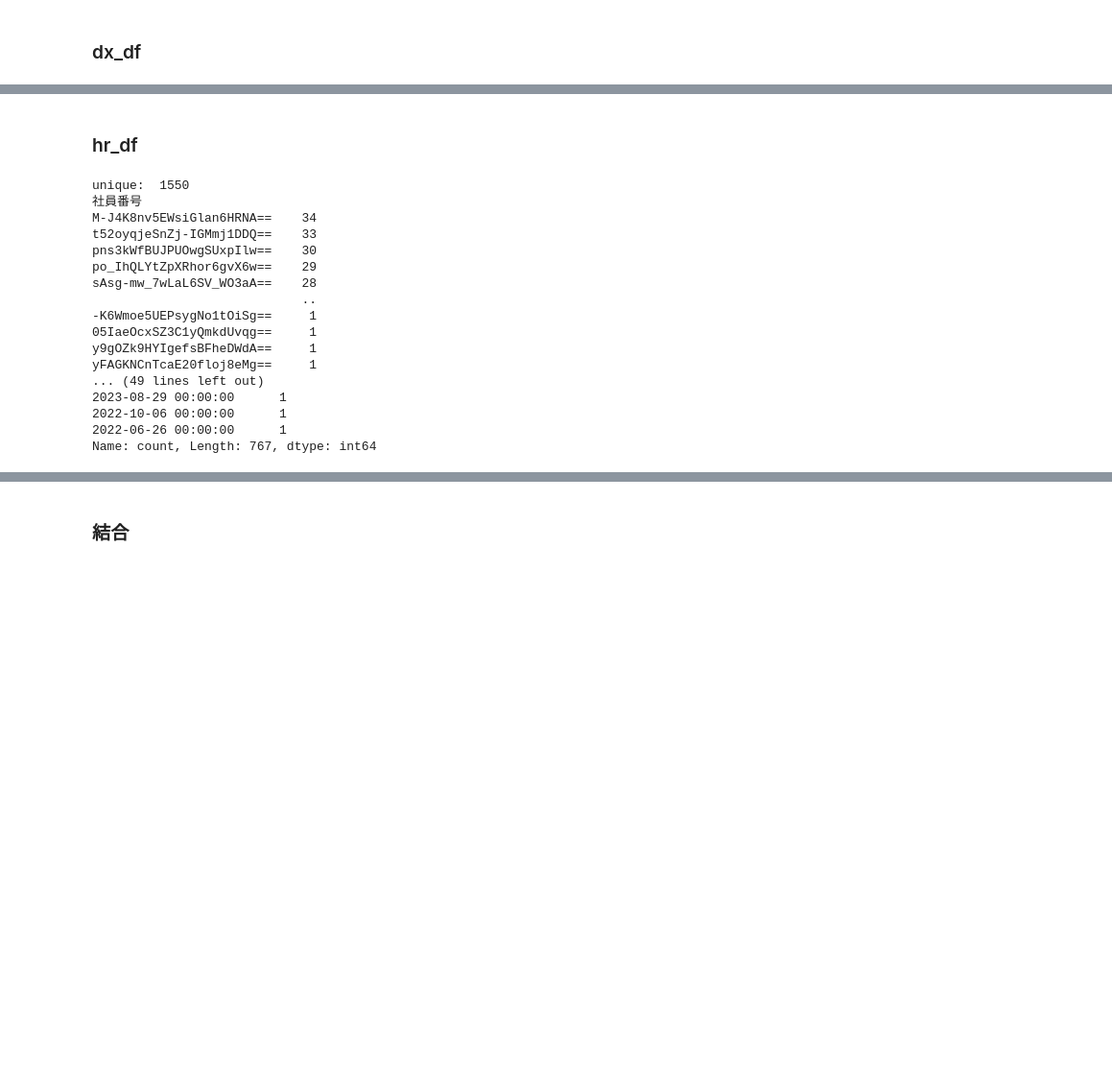
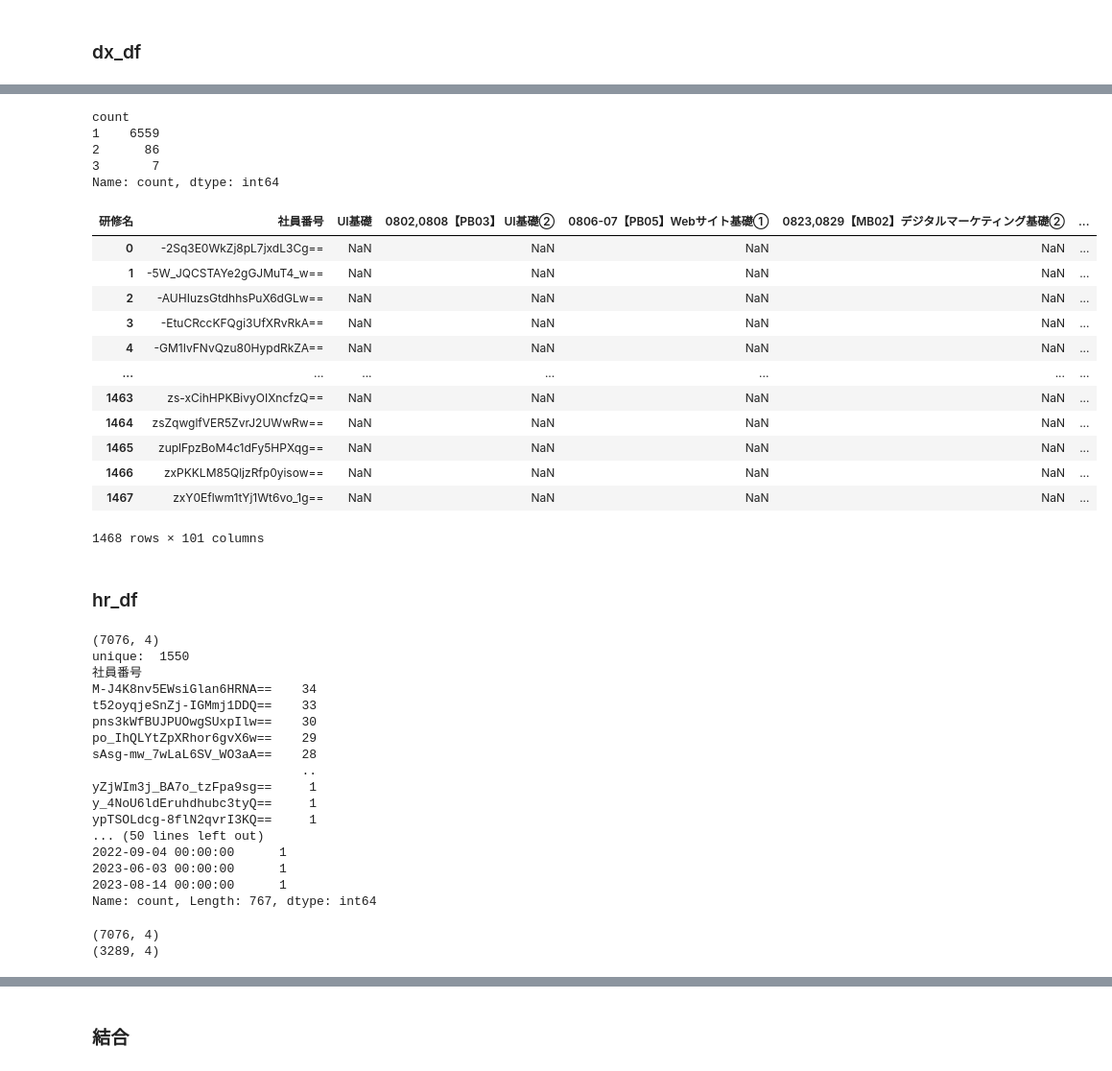
Before and after one commit to yoshi-suke/202507-atma-cup, a Jupyter notebook: test.ipynb, the cells around one changed output, grey strips where cells are left out. Shown at 96% size. Cells and saved outputs as stored; diff of their text form; code cells hidden in the pictures; blank space fills up the shorter version.

```diff
--- a/test.ipynb
+++ b/test.ipynb
@@ -262,3 +337,6 @@ dMXA6lg5PO2_SHuXAmaaUA==    24
 【MB04-02】インサイト分析ワーク                     2
 【PB06】アプリ開発基礎②911,0912                  2
 Name: count, Length: 100, dtype: int64
+# %%
+dx_df_unique = dx_df.drop_duplicates(subset=dx_df.columns)
+dx_df_unique
@@ -264,0 +357,4 @@ Name: count, Length: 100, dtype: int64
+# %%
+dx_df_unique = dx_df_unique.groupby(["社員番号", "研修名"]).size().reset_index()
+dx_df_unique.columns = ["社員番号", "研修名", "count"]
+dx_df_unique
@@ -265,10 +375,37 @@ Name: count, Length: 100, dtype: int64
+# %%
+dx_df_unique["count"].value_counts()
+# %% [output]
+count
+1    6559
+2      86
+3       7
+Name: count, dtype: int64
+# %%
+dx_df_unique_pivot = dx_df_unique.pivot(index="社員番号", columns="研修名", values="count").reset_index()
+dx_df_unique_pivot
+# %% [output]
+| 研修名 | 社員番号 | UI基礎 | 0802,0808【PB03】 UI基礎② | 0806-07【PB05】Webサイト基礎① | 0823,0829【MB02】デジタルマーケティング基礎② | ... |
+| 0 | -2Sq3E0WkZj8pL7jxdL3Cg== | NaN | NaN | NaN | NaN | ... |
+| 1 | -5W_JQCSTAYe2gGJMuT4_w== | NaN | NaN | NaN | NaN | ... |
+| 2 | -AUHIuzsGtdhhsPuX6dGLw== | NaN | NaN | NaN | NaN | ... |
+| 3 | -EtuCRccKFQgi3UfXRvRkA== | NaN | NaN | NaN | NaN | ... |
+| 4 | -GM1IvFNvQzu80HypdRkZA== | NaN | NaN | NaN | NaN | ... |
+| ... | ... | ... | ... | ... | ... | ... |
+| 1463 | zs-xCihHPKBivyOIXncfzQ== | NaN | NaN | NaN | NaN | ... |
+| 1464 | zsZqwglfVER5ZvrJ2UWwRw== | NaN | NaN | NaN | NaN | ... |
+| 1465 | zuplFpzBoM4c1dFy5HPXqg== | NaN | NaN | NaN | NaN | ... |
+| 1466 | zxPKKLM85QljzRfp0yisow== | NaN | NaN | NaN | NaN | ... |
+| 1467 | zxY0Eflwm1tYj1Wt6vo_1g== | NaN | NaN | NaN | NaN | ... |
+1468 rows × 101 columns
 # %% [markdown]
 ### hr_df
 # %%
+print(hr_df.shape)
 for col in hr_df.columns:
     print("unique: ", len(hr_df[col].unique()))
     print(hr_df[col].value_counts())
 # %% [output]
+(7076, 4)
 unique:  1550
 社員番号
 M-J4K8nv5EWsiGlan6HRNA==    34
@@ -277,12 +414,18 @@ pns3kWfBUJPUOwgSUxpIlw==    30
 po_IhQLYtZpXRhor6gvX6w==    29
 sAsg-mw_7wLaL6SV_WO3aA==    28
                             ..
--K6Wmoe5UEPsygNo1tOiSg==     1
-05IaeOcxSZ3C1yQmkdUvqg==     1
-y9gOZk9HYIgefsBFheDWdA==     1
-yFAGKNCnTcaE20floj8eMg==     1
-... (49 lines left out)
-2023-08-29 00:00:00      1
-2022-10-06 00:00:00      1
-2022-06-26 00:00:00      1
+yZjWIm3j_BA7o_tzFpa9sg==     1
+y_4NoU6ldEruhdhubc3tyQ==     1
+ypTSOLdcg-8flN2qvrI3KQ==     1
+... (50 lines left out)
+2022-09-04 00:00:00      1
+2023-06-03 00:00:00      1
+2023-08-14 00:00:00      1
 Name: count, Length: 767, dtype: int64
+# %%
+print(hr_df.shape)
+hr_df_unique = hr_df.drop_duplicates(subset=hr_df.columns)
+print(hr_df_unique.shape)
+# %% [output]
+(7076, 4)
+(3289, 4)
```
Also changed, not shown: parts of 23 cells of this notebook, 5 other files.
